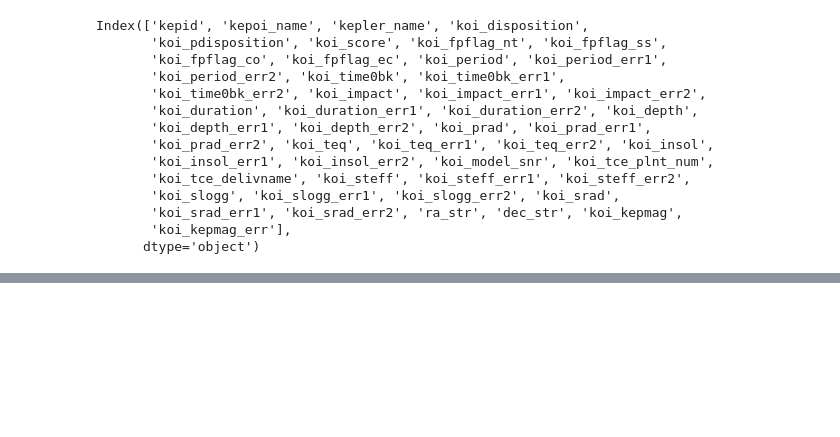
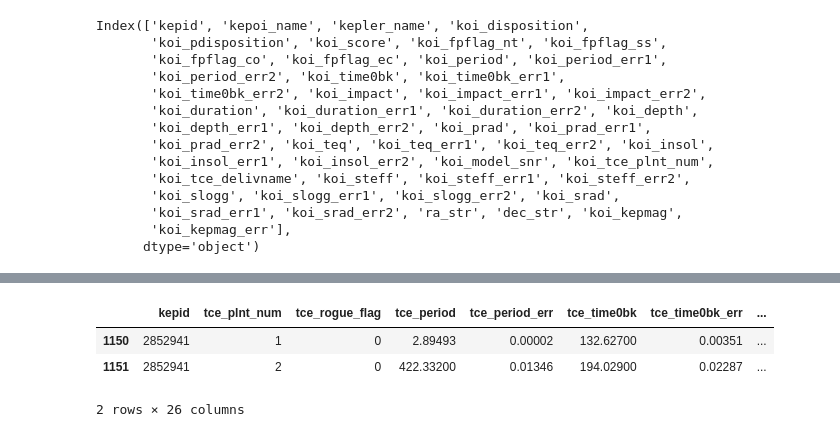
Before and after one commit to travisrmetz/w210, a Jupyter notebook: w2p/eda.ipynb, the cells around one changed output, grey strips where cells are left out. Cells and saved outputs as stored; diff of their text form; code cells hidden in the pictures; blank space fills up the shorter version.

```diff
--- a/w2p/eda.ipynb
+++ b/w2p/eda.ipynb
@@ -525,0 +684,7 @@ Index(['kepid', 'kepoi_name', 'kepler_name', 'koi_disposition',
+# %%
+tce2[tce2.kepid==2852941]
+# %% [output]
+|  | kepid | tce_plnt_num | tce_rogue_flag | tce_period | tce_period_err | tce_time0bk | tce_time0bk_err | ... |
+| 1150 | 2852941 | 1 | 0 | 2.89493 | 0.00002 | 132.62700 | 0.00351 | ... |
+| 1151 | 2852941 | 2 | 0 | 422.33200 | 0.01346 | 194.02900 | 0.02287 | ... |
+2 rows × 26 columns
```
Also changed, not shown: parts of 36 cells of this notebook, 3 other files.
